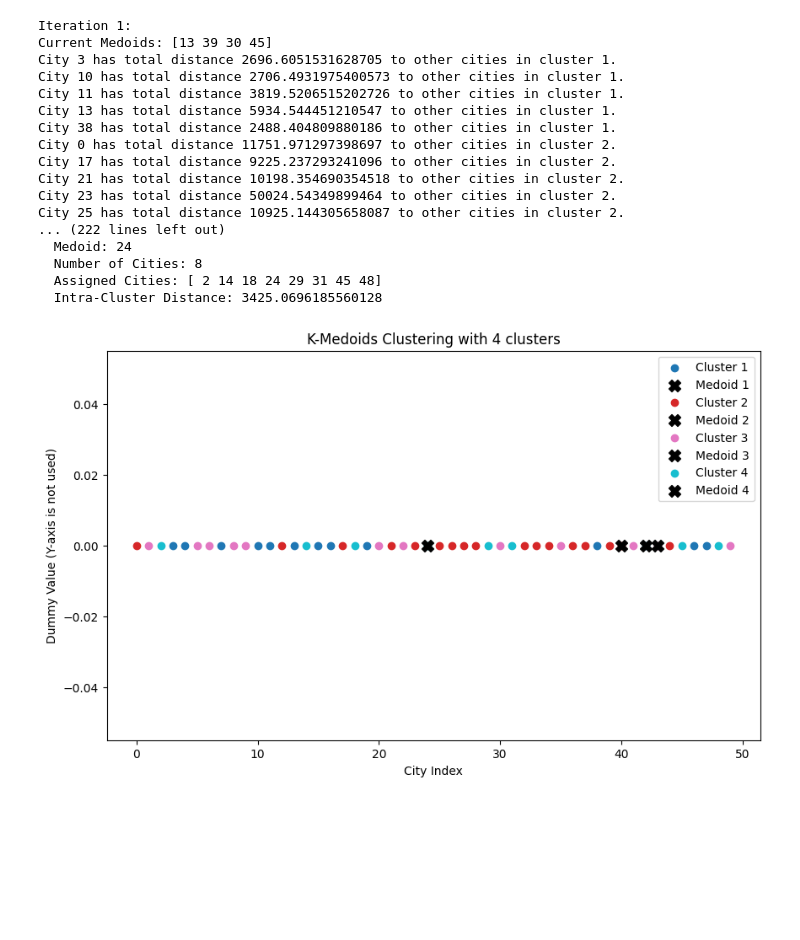
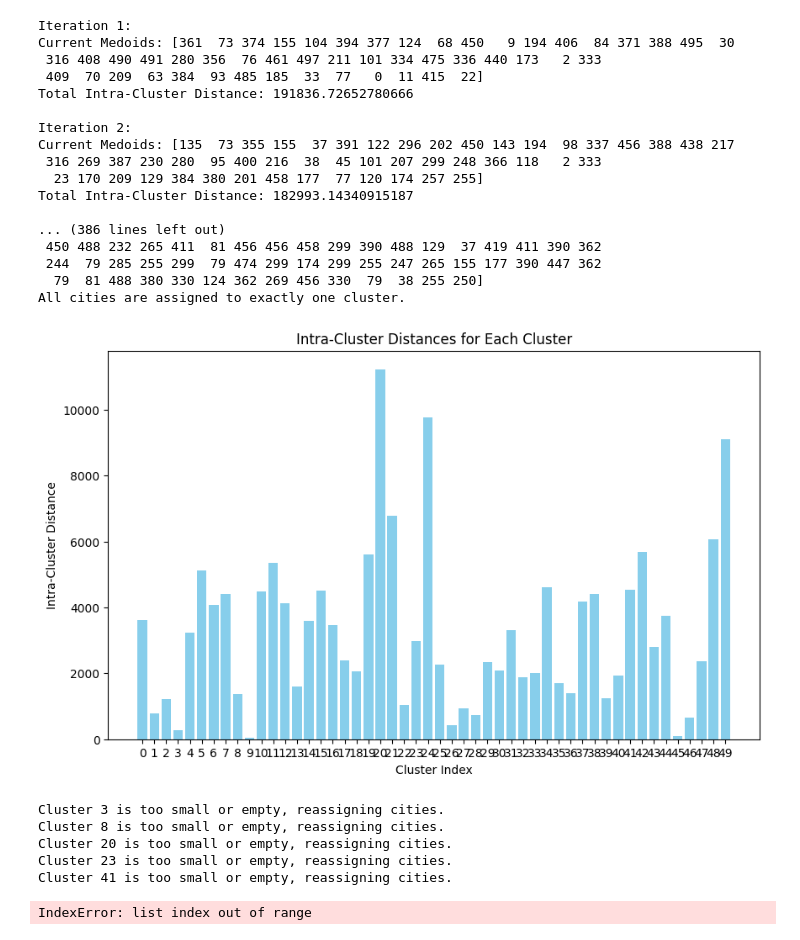
Before and after one commit to piergili0611/KuL_MAI_GeneticAlgorithm_TSP, a Jupyter notebook: GA_Notebook.ipynb, the cells around one changed output. Drawn from its saved outputs; the diff is of its cells as text; code cells hidden in the pictures; blank space fills up the shorter version.

Commit message:
Version 6
- First version of handling empty clusters
- Intra cluster distances is calculated incorrectly (not from emloid to each city)

```diff
--- a/GA_Notebook.ipynb
+++ b/GA_Notebook.ipynb
@@ -3,23 +3,29 @@ from r0818807 import r0818807
 # %%
 c = r0818807()
 #c.optimize(filename='tour50.csv')
-c.k_means_algorithm(filename='tour1000.csv')
+c.k_means_algorithm(filename='tour50.csv')
 # %% [output]
 Iteration 1:
-Current Medoids: [13 39 30 45]
-City 3 has total distance 2696.6051531628705 to other cities in cluster 1.
-City 10 has total distance 2706.4931975400573 to other cities in cluster 1.
-City 11 has total distance 3819.5206515202726 to other cities in cluster 1.
-City 13 has total distance 5934.544451210547 to other cities in cluster 1.
-City 38 has total distance 2488.404809880186 to other cities in cluster 1.
-City 0 has total distance 11751.971297398697 to other cities in cluster 2.
-City 17 has total distance 9225.237293241096 to other cities in cluster 2.
-City 21 has total distance 10198.354690354518 to other cities in cluster 2.
-City 23 has total distance 50024.54349899464 to other cities in cluster 2.
-City 25 has total distance 10925.144305658087 to other cities in cluster 2.
-... (222 lines left out)
-  Medoid: 24
-  Number of Cities: 8
-  Assigned Cities: [ 2 14 18 24 29 31 45 48]
-  Intra-Cluster Distance: 3425.0696185560128
+Current Medoids: [361  73 374 155 104 394 377 124  68 450   9 194 406  84 371 388 495  30
+ 316 408 490 491 280 356  76 461 497 211 101 334 475 336 440 173   2 333
+ 409  70 209  63 384  93 485 185  33  77   0  11 415  22]
+Total Intra-Cluster Distance: 191836.72652780666
+
+Iteration 2:
+Current Medoids: [135  73 355 155  37 391 122 296 202 450 143 194  98 337 456 388 438 217
+ 316 269 387 230 280  95 400 216  38  45 101 207 299 248 366 118   2 333
+  23 170 209 129 384 380 201 458 177  77 120 174 257 255]
+Total Intra-Cluster Distance: 182993.14340915187
+
+... (386 lines left out)
+ 450 488 232 265 411  81 456 456 458 299 390 488 129  37 419 411 390 362
+ 244  79 285 255 299  79 474 299 174 299 255 247 265 155 177 390 447 362
+  79  81 488 380 330 124 362 269 456 330  79  38 255 250]
+All cities are assigned to exactly one cluster.
-[figure, old version]
+[figure, new version]
+Cluster 3 is too small or empty, reassigning cities.
+Cluster 8 is too small or empty, reassigning cities.
+Cluster 20 is too small or empty, reassigning cities.
+Cluster 23 is too small or empty, reassigning cities.
+Cluster 41 is too small or empty, reassigning cities.
+IndexError: list index out of range
```
Also changed, not shown: 1 other file.
